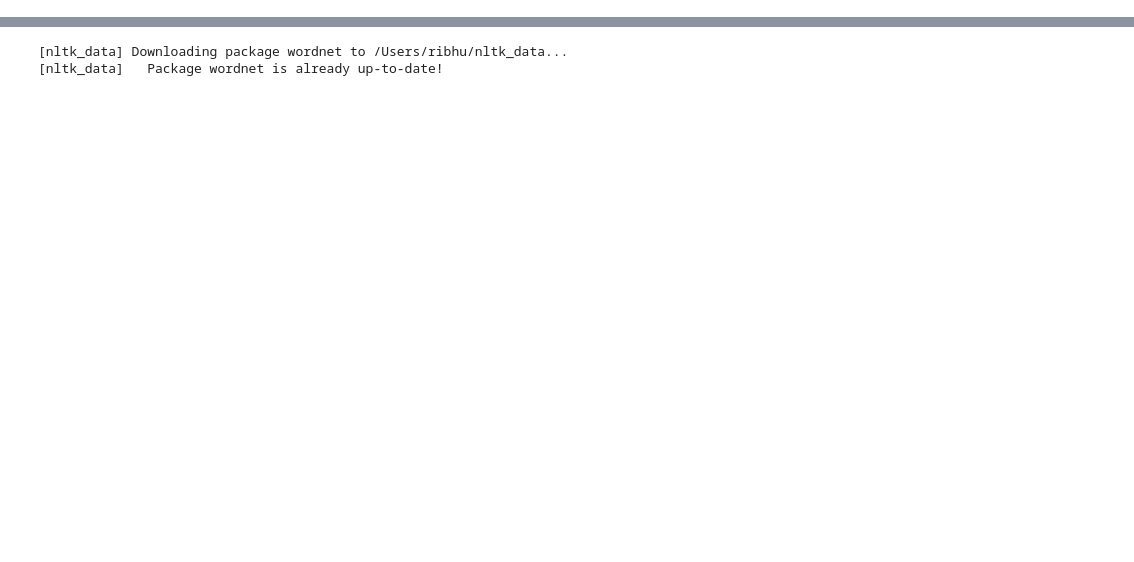
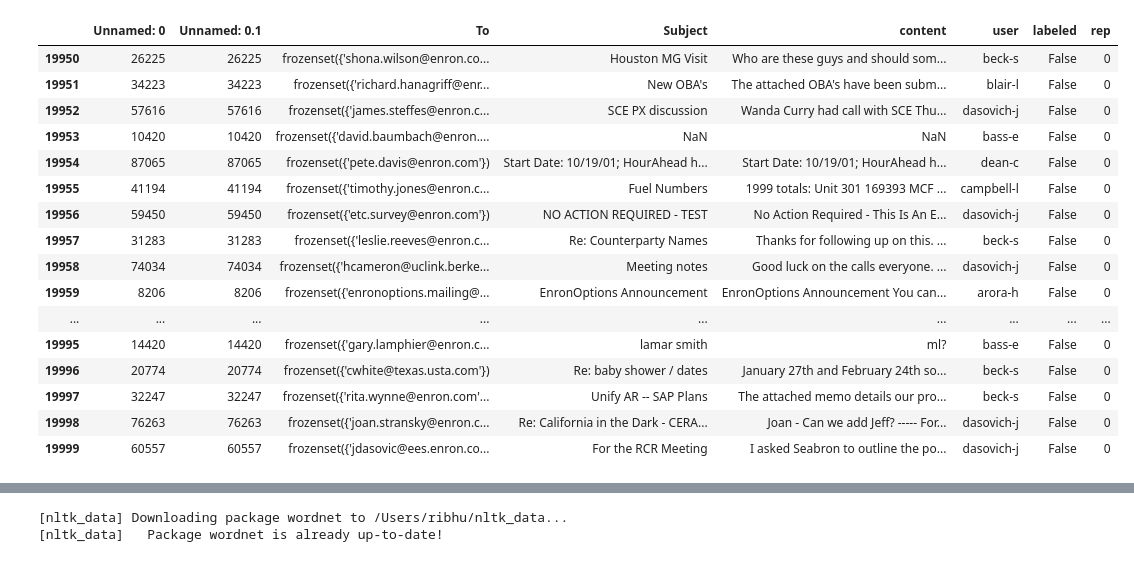
Before and after one commit to d1sharma/lign167, a Jupyter notebook: FreshLSTM.ipynb, the cells around one changed output, grey strips where cells are left out. Drawn from its saved outputs; the diff is of its cells as text; code cells hidden in the pictures; blank space fills up the shorter version.

```diff
--- a/FreshLSTM.ipynb
+++ b/FreshLSTM.ipynb
@@ -14 +18,21 @@ df = pd.read_csv('imdb_master.csv',encoding="ISO-8859-1")
+# %%
+df.tail(50)
+# %% [output]
+|  | Unnamed: 0 | Unnamed: 0.1 | To | Subject | content | user | labeled | rep |
+| 19950 | 26225 | 26225 | frozenset({'shona.wilson@enron.co... | Houston MG Visit | Who are these guys and should som... | beck-s | False | 0 |
+| 19951 | 34223 | 34223 | frozenset({'richard.hanagriff@enr... | New OBA's | The attached OBA's have been subm... | blair-l | False | 0 |
+| 19952 | 57616 | 57616 | frozenset({'james.steffes@enron.c... | SCE PX discussion | Wanda Curry had call with SCE Thu... | dasovich-j | False | 0 |
+| 19953 | 10420 | 10420 | frozenset({'david.baumbach@enron.... | NaN | NaN | bass-e | False | 0 |
+| 19954 | 87065 | 87065 | frozenset({'pete.davis@enron.com'}) | Start Date: 10/19/01; HourAhead h... | Start Date: 10/19/01; HourAhead h... | dean-c | False | 0 |
+| 19955 | 41194 | 41194 | frozenset({'timothy.jones@enron.c... | Fuel Numbers | 1999 totals: Unit 301 169393 MCF ... | campbell-l | False | 0 |
+| 19956 | 59450 | 59450 | frozenset({'etc.survey@enron.com'}) | NO ACTION REQUIRED - TEST | No Action Required - This Is An E... | dasovich-j | False | 0 |
+| 19957 | 31283 | 31283 | frozenset({'leslie.reeves@enron.c... | Re: Counterparty Names | Thanks for following up on this. ... | beck-s | False | 0 |
+| 19958 | 74034 | 74034 | frozenset({'hcameron@uclink.berke... | Meeting notes | Good luck on the calls everyone. ... | dasovich-j | False | 0 |
+| 19959 | 8206 | 8206 | frozenset({'enronoptions.mailing@... | EnronOptions Announcement | EnronOptions Announcement You can... | arora-h | False | 0 |
+| ... | ... | ... | ... | ... | ... | ... | ... | ... |
+| 19995 | 14420 | 14420 | frozenset({'gary.lamphier@enron.c... | lamar smith | ml? | bass-e | False | 0 |
+| 19996 | 20774 | 20774 | frozenset({'cwhite@texas.usta.com'}) | Re: baby shower / dates | January 27th and February 24th so... | beck-s | False | 0 |
+| 19997 | 32247 | 32247 | frozenset({'rita.wynne@enron.com'... | Unify AR -- SAP Plans | The attached memo details our pro... | beck-s | False | 0 |
+| 19998 | 76263 | 76263 | frozenset({'joan.stransky@enron.c... | Re: California in the Dark - CERA... | Joan - Can we add Jeff? ----- For... | dasovich-j | False | 0 |
+| 19999 | 60557 | 60557 | frozenset({'jdasovic@ees.enron.co... | For the RCR Meeting | I asked Seabron to outline the po... | dasovich-j | False | 0 |
 # %%
```
Also changed, not shown: parts of 12 cells of this notebook.
